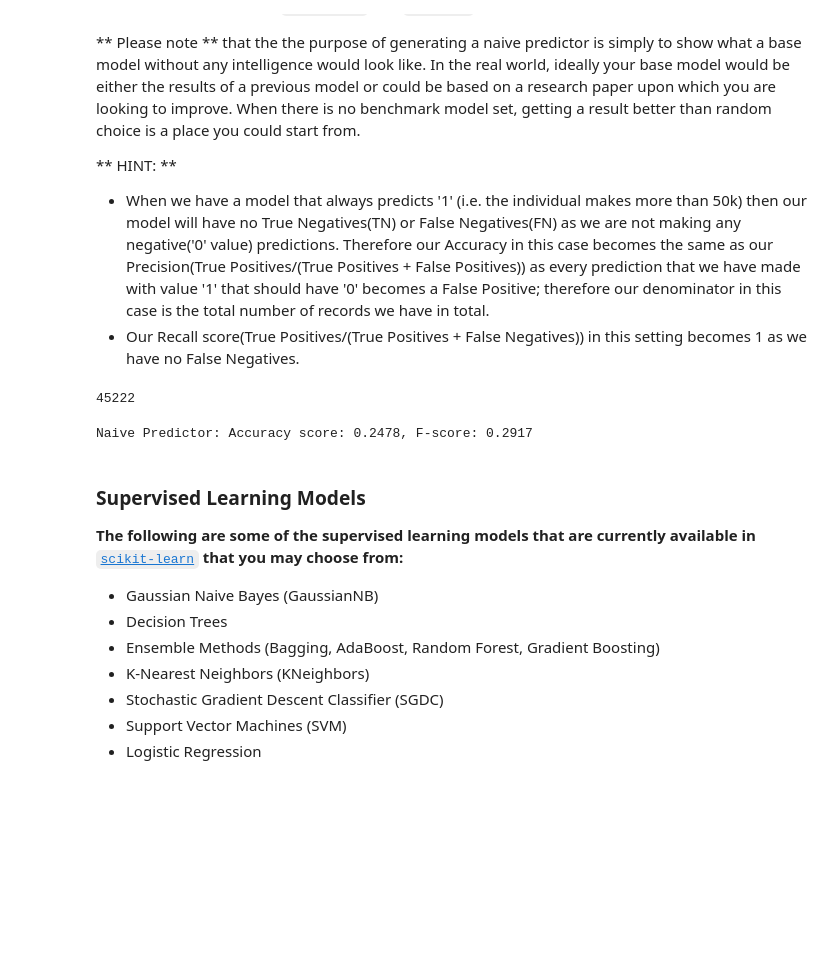
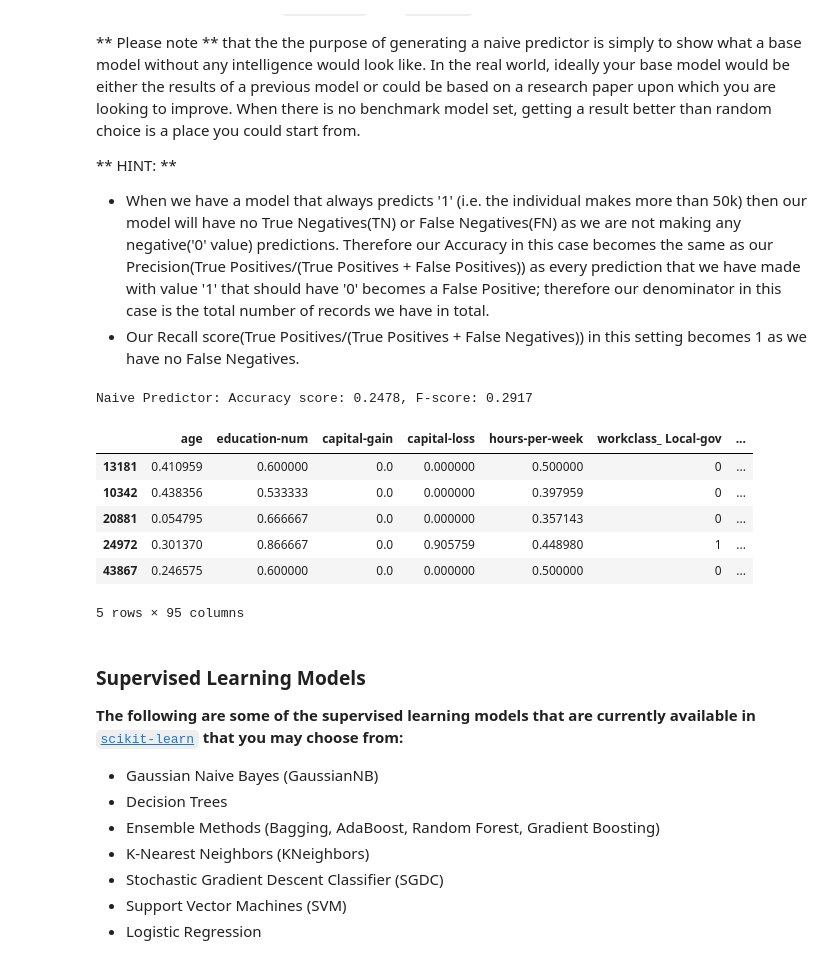
Before and after one commit to MuhamedHekal/Finding_Donors_for_CharityML, a Jupyter notebook: finding_donors.ipynb, the cells around one changed output. Cells and saved outputs as stored; diff of their text form; code cells hidden in the pictures; blank space fills up the shorter version.

```diff
--- a/finding_donors.ipynb
+++ b/finding_donors.ipynb
@@ -253,10 +253,6 @@ For classification problems that are skewed in their classification distribution
 
 * When we have a model that always predicts '1' (i.e. the individual makes more than 50k) then our model will have no True Negatives(TN) or False Negatives(FN) as we are not making any negative('0' value) predictions. Therefore our Accuracy in this case becomes the same as our Precision(True Positives/(True Positives + False Positives)) as every prediction that we have made with value '1' that should have '0' becomes a False Positive; therefore our denominator in this case is the total number of records we have in total.
 * Our Recall score(True Positives/(True Positives + False Negatives)) in this setting becomes 1 as we have no False Negatives.
-# %%
-len(income)
-# %% [output]
-45222
 # %%
 '''
 TP = np.sum(income) # Counting the ones as this is the naive case. Note that 'income' is the 'income_raw' data
@@ -278,6 +274,16 @@ fscore = ((1 + np.power(0.5,2)) * ((precision * recall) / ((np.power(0.5,2) * pr
 print("Naive Predictor: Accuracy score: {:.4f}, F-score: {:.4f}".format(accuracy[0], fscore[0]))
 # %% [output]
 Naive Predictor: Accuracy score: 0.2478, F-score: 0.2917
+# %%
+X_train.head()
+# %% [output]
+|  | age | education-num | capital-gain | capital-loss | hours-per-week | workclass_ Local-gov | ... |
+| 13181 | 0.410959 | 0.600000 | 0.0 | 0.000000 | 0.500000 | 0 | ... |
+| 10342 | 0.438356 | 0.533333 | 0.0 | 0.000000 | 0.397959 | 0 | ... |
+| 20881 | 0.054795 | 0.666667 | 0.0 | 0.000000 | 0.357143 | 0 | ... |
+| 24972 | 0.301370 | 0.866667 | 0.0 | 0.905759 | 0.448980 | 1 | ... |
+| 43867 | 0.246575 | 0.600000 | 0.0 | 0.000000 | 0.500000 | 0 | ... |
+5 rows × 95 columns
 # %% [markdown]
 ###  Supervised Learning Models
 **The following are some of the supervised learning models that are currently available in** [`scikit-learn`](http://scikit-learn.org/stable/supervised_learning.html) **that you may choose from:**
```
Also changed, not shown: parts of 2 cells of this notebook.
